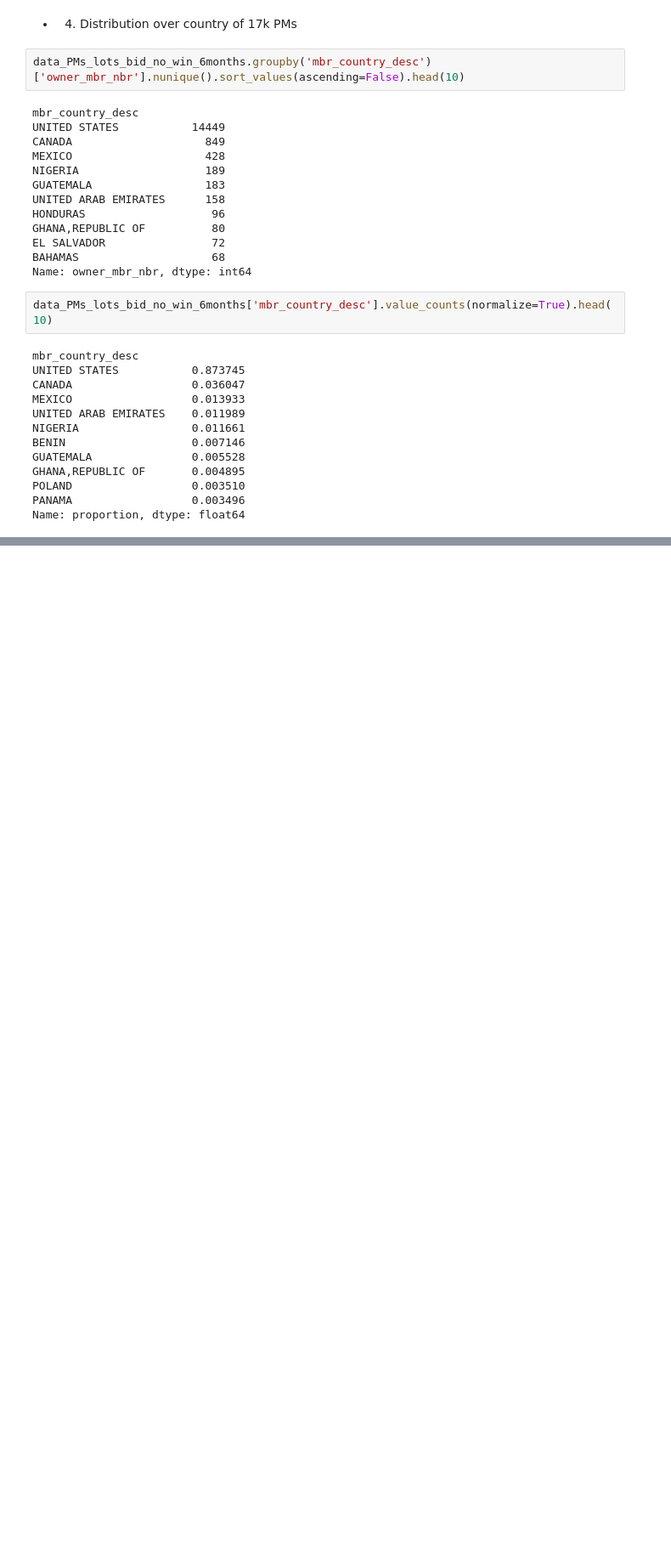
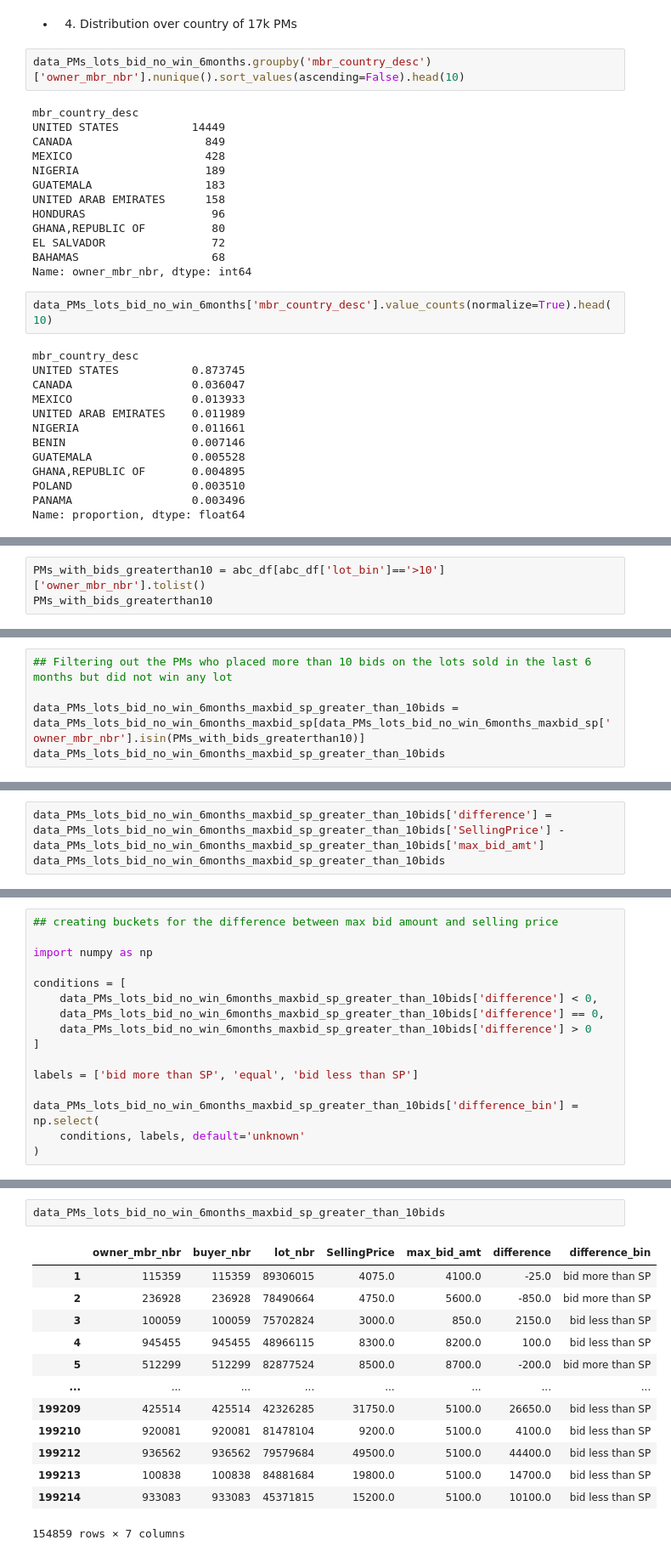
Before and after one commit to srijan-deo/Churn-Premier-Members, a Jupyter notebook: Premier-Behavior-Patterns.ipynb, the cells around one changed output, grey strips where cells are left out. Shown: that part at 85% size. Drawn from its saved outputs; the diff is of its cells as text; blank space fills up the shorter version.

```diff
--- a/Premier-Behavior-Patterns.ipynb
+++ b/Premier-Behavior-Patterns.ipynb
@@ -878,0 +917,3 @@ Name: proportion, dtype: float64
+# %%
+PMs_with_bids_greaterthan10 = abc_df[abc_df['lot_bin']=='>10']['owner_mbr_nbr'].tolist()
+PMs_with_bids_greaterthan10
@@ -878,0 +944,5 @@ Name: proportion, dtype: float64
+# %%
+## Filtering out the PMs who placed more than 10 bids on the lots sold in the last 6 months but did not win any lot
+
+data_PMs_lots_bid_no_win_6months_maxbid_sp_greater_than_10bids = data_PMs_lots_bid_no_win_6months_maxbid_sp[data_PMs_lots_bid_no_win_6months_maxbid_sp['owner_mbr_nbr'].isin(PMs_with_bids_greaterthan10)]
+data_PMs_lots_bid_no_win_6months_maxbid_sp_greater_than_10bids
@@ -878,0 +969,3 @@ Name: proportion, dtype: float64
+# %%
+data_PMs_lots_bid_no_win_6months_maxbid_sp_greater_than_10bids['difference'] = data_PMs_lots_bid_no_win_6months_maxbid_sp_greater_than_10bids['SellingPrice'] - data_PMs_lots_bid_no_win_6months_maxbid_sp_greater_than_10bids['max_bid_amt']
+data_PMs_lots_bid_no_win_6months_maxbid_sp_greater_than_10bids
@@ -878,0 +997,16 @@ Name: proportion, dtype: float64
+# %%
+## creating buckets for the difference between max bid amount and selling price
+
+import numpy as np
+
+conditions = [
+    data_PMs_lots_bid_no_win_6months_maxbid_sp_greater_than_10bids['difference'] < 0,
+    data_PMs_lots_bid_no_win_6months_maxbid_sp_greater_than_10bids['difference'] == 0,
+    data_PMs_lots_bid_no_win_6months_maxbid_sp_greater_than_10bids['difference'] > 0
+]
+
+labels = ['bid more than SP', 'equal', 'bid less than SP']
+
+data_PMs_lots_bid_no_win_6months_maxbid_sp_greater_than_10bids['difference_bin'] = np.select(
+    conditions, labels, default='unknown'
+)
@@ -878,0 +1021,16 @@ Name: proportion, dtype: float64
+# %%
+data_PMs_lots_bid_no_win_6months_maxbid_sp_greater_than_10bids
+# %% [output]
+|  | owner_mbr_nbr | buyer_nbr | lot_nbr | SellingPrice | max_bid_amt | difference | difference_bin |
+| 1 | 115359 | 115359 | 89306015 | 4075.0 | 4100.0 | -25.0 | bid more than SP |
+| 2 | 236928 | 236928 | 78490664 | 4750.0 | 5600.0 | -850.0 | bid more than SP |
+| 3 | 100059 | 100059 | 75702824 | 3000.0 | 850.0 | 2150.0 | bid less than SP |
+| 4 | 945455 | 945455 | 48966115 | 8300.0 | 8200.0 | 100.0 | bid less than SP |
+| 5 | 512299 | 512299 | 82877524 | 8500.0 | 8700.0 | -200.0 | bid more than SP |
+| ... | ... | ... | ... | ... | ... | ... | ... |
+| 199209 | 425514 | 425514 | 42326285 | 31750.0 | 5100.0 | 26650.0 | bid less than SP |
+| 199210 | 920081 | 920081 | 81478104 | 9200.0 | 5100.0 | 4100.0 | bid less than SP |
+| 199212 | 936562 | 936562 | 79579684 | 49500.0 | 5100.0 | 44400.0 | bid less than SP |
+| 199213 | 100838 | 100838 | 84881684 | 19800.0 | 5100.0 | 14700.0 | bid less than SP |
+| 199214 | 933083 | 933083 | 45371815 | 15200.0 | 5100.0 | 10100.0 | bid less than SP |
+154859 rows × 7 columns
```
Also changed, not shown: parts of 28 cells of this notebook.
